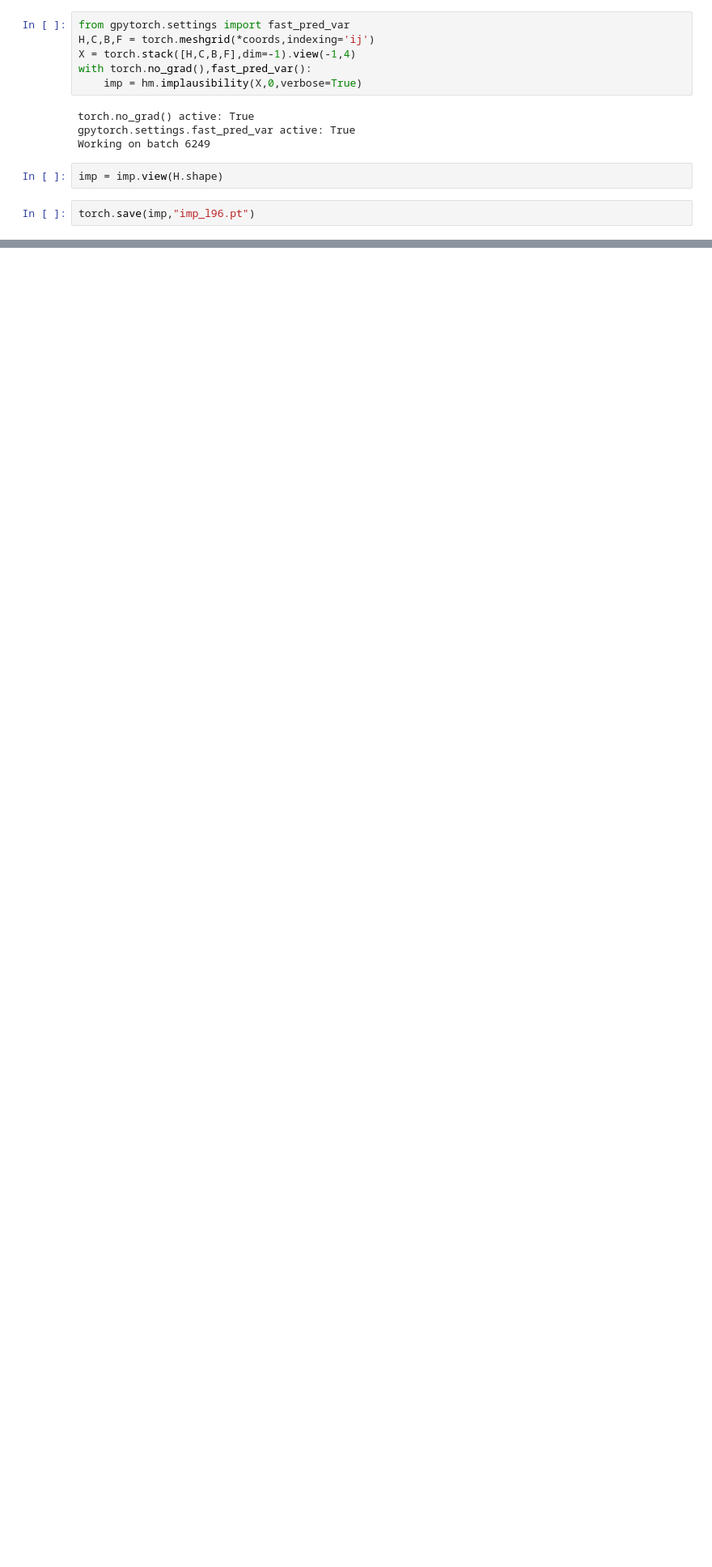
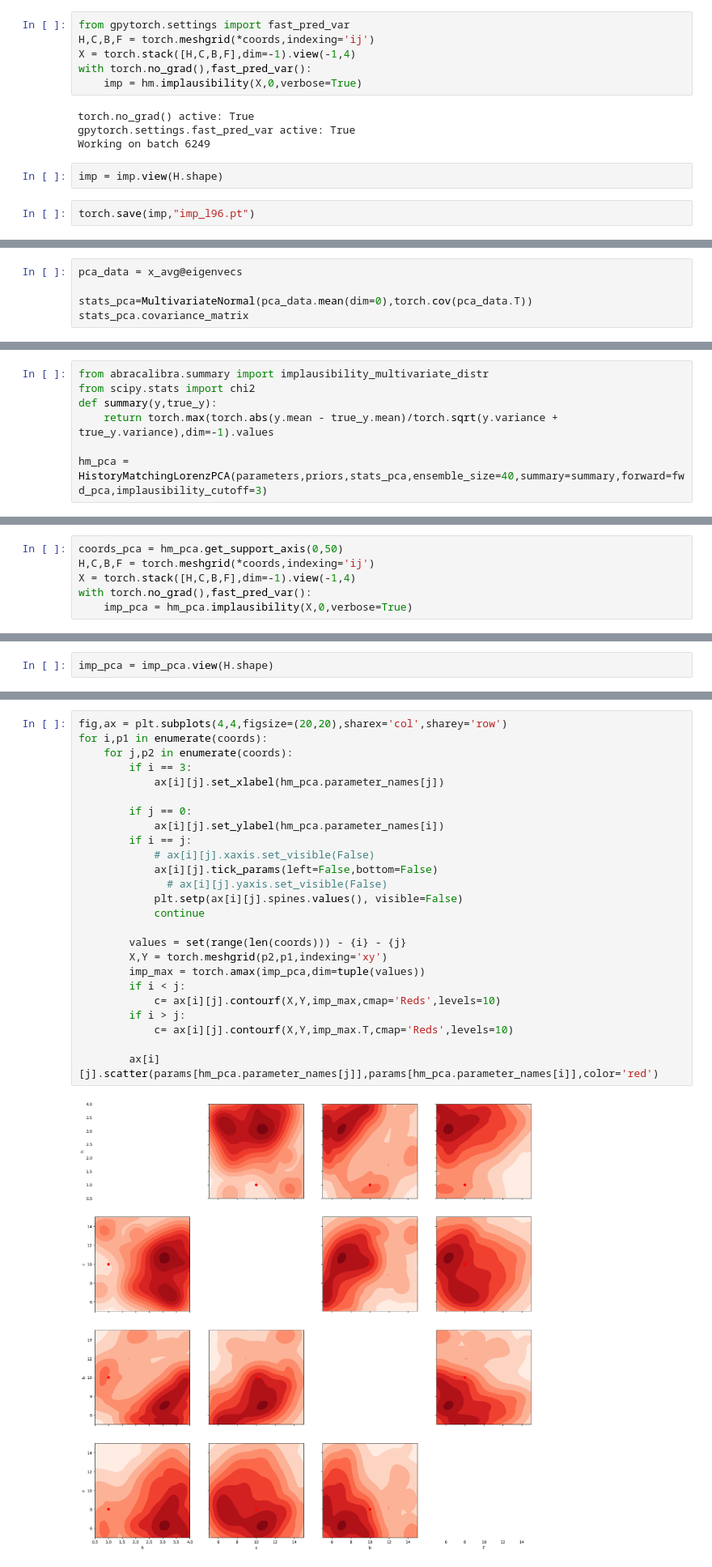
Before and after one commit to OneOneFour/abracalibra, a Jupyter notebook: examples/lorenz_96_twolevel.ipynb, the cells around one changed output, grey strips where cells are left out. Shown at 81% size. Cells and saved outputs as stored; diff of their text form; blank space fills up the shorter version.

```diff
--- a/examples/lorenz_96_twolevel.ipynb
+++ b/examples/lorenz_96_twolevel.ipynb
@@ -258,0 +322,5 @@ for i,p1 in enumerate(coords):
+# %%
+pca_data = x_avg@eigenvecs
+
+stats_pca=MultivariateNormal(pca_data.mean(dim=0),torch.cov(pca_data.T))
+stats_pca.covariance_matrix
@@ -258,0 +369,7 @@ for i,p1 in enumerate(coords):
+# %%
+from abracalibra.summary import implausibility_multivariate_distr
+from scipy.stats import chi2
+def summary(y,true_y):
+    return torch.max(torch.abs(y.mean - true_y.mean)/torch.sqrt(y.variance + true_y.variance),dim=-1).values
+
+hm_pca = HistoryMatchingLorenzPCA(parameters,priors,stats_pca,ensemble_size=40,summary=summary,forward=fwd_pca,implausibility_cutoff=3)
@@ -258,0 +397,6 @@ for i,p1 in enumerate(coords):
+# %%
+coords_pca = hm_pca.get_support_axis(0,50)
+H,C,B,F = torch.meshgrid(*coords,indexing='ij')
+X = torch.stack([H,C,B,F],dim=-1).view(-1,4)
+with torch.no_grad(),fast_pred_var():
+    imp_pca = hm_pca.implausibility(X,0,verbose=True)
@@ -258,0 +407,2 @@ for i,p1 in enumerate(coords):
+# %%
+imp_pca = imp_pca.view(H.shape)
@@ -258,0 +411,27 @@ for i,p1 in enumerate(coords):
+# %%
+fig,ax = plt.subplots(4,4,figsize=(20,20),sharex='col',sharey='row')
+for i,p1 in enumerate(coords):
+    for j,p2 in enumerate(coords):
+        if i == 3:
+            ax[i][j].set_xlabel(hm_pca.parameter_names[j])
+
+        if j == 0:
+            ax[i][j].set_ylabel(hm_pca.parameter_names[i])
+        if i == j:
+            # ax[i][j].xaxis.set_visible(False)
+            ax[i][j].tick_params(left=False,bottom=False)
+              # ax[i][j].yaxis.set_visible(False)
+            plt.setp(ax[i][j].spines.values(), visible=False)
+            continue
+
+        values = set(range(len(coords))) - {i} - {j}
+        X,Y = torch.meshgrid(p2,p1,indexing='xy')
+        imp_max = torch.amax(imp_pca,dim=tuple(values))
+        if i < j:
+            c= ax[i][j].contourf(X,Y,imp_max,cmap='Reds',levels=10)
+        if i > j:
+            c= ax[i][j].contourf(X,Y,imp_max.T,cmap='Reds',levels=10)
+
+        ax[i][j].scatter(params[hm_pca.parameter_names[j]],params[hm_pca.parameter_names[i]],color='red')
+# %% [output]
+[figure, added]
```
Also changed, not shown: parts of 26 cells of this notebook, 4 other files.
